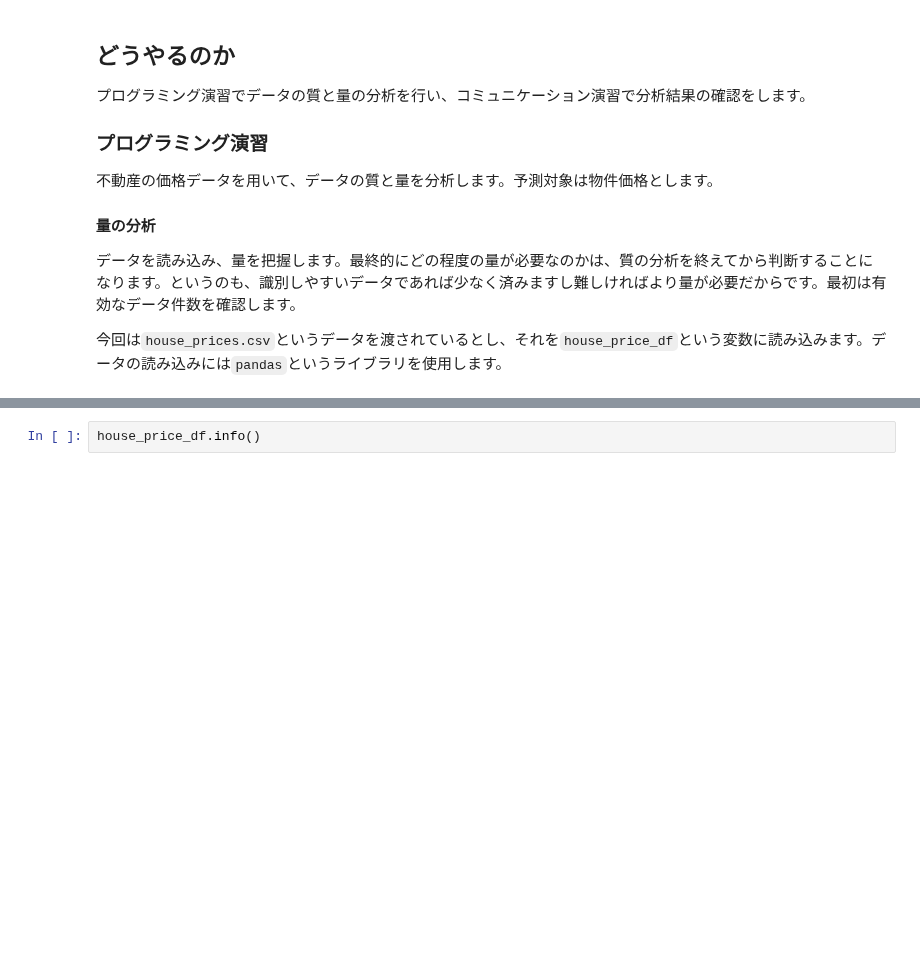
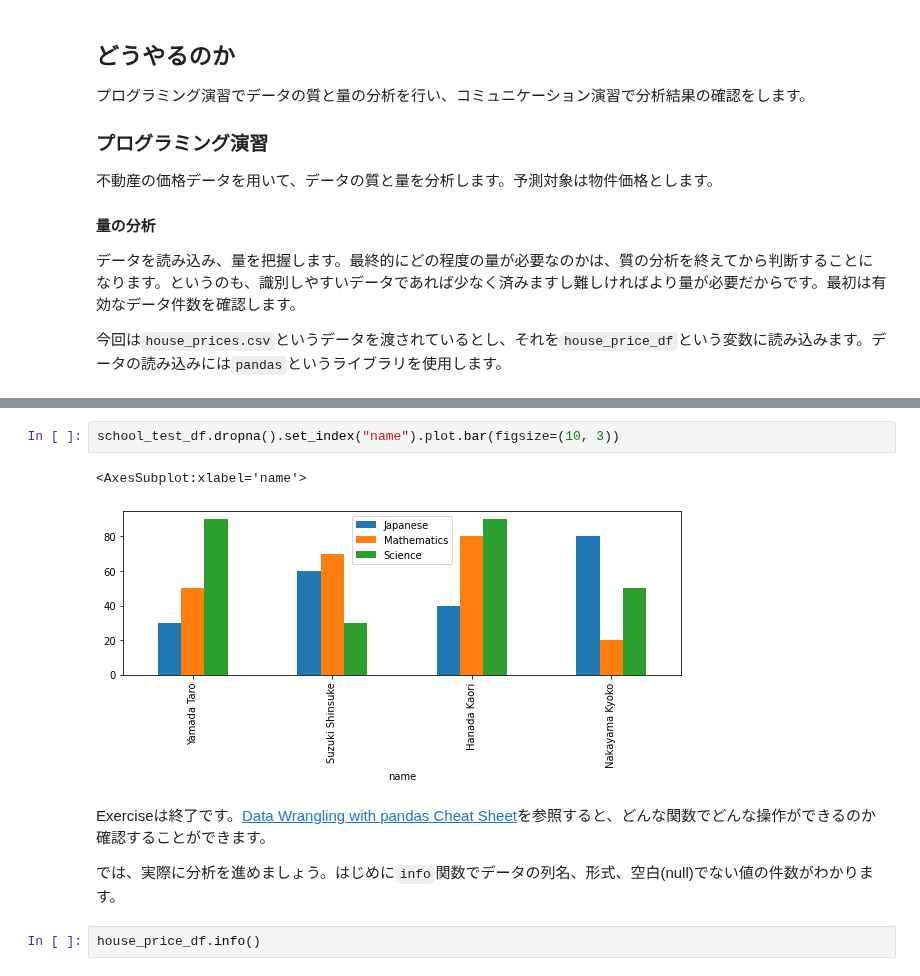
Before and after one commit to aws-samples/aws-ml-enablement-workshop, a Jupyter notebook: notebooks/02_analyze.ipynb, the cells around one changed output, grey strips where cells are left out. Drawn from its saved outputs; the diff is of its cells as text; blank space fills up the shorter version.

```diff
--- a/notebooks/02_analyze.ipynb
+++ b/notebooks/02_analyze.ipynb
@@ -44,3 +133,12 @@ print(len(house_price_df))
+# %%
+school_test_df.dropna().set_index("name").plot.bar(figsize=(10, 3))
+# %% [output]
+<AxesSubplot:xlabel='name'>
+[figure, added]
+# %% [markdown]
+Exerciseは終了です。[Data Wrangling with pandas Cheat Sheet](https://pandas.pydata.org/Pandas_Cheat_Sheet.pdf)を参照すると、どんな関数でどんな操作ができるのか確認することができます。
+
+では、実際に分析を進めましょう。はじめに`info`関数でデータの列名、形式、空白(null)でない値の件数がわかります。
 # %%
 house_price_df.info()
 # %% [output]
```
Also changed, not shown: parts of 13 cells of this notebook, 6 other files.
